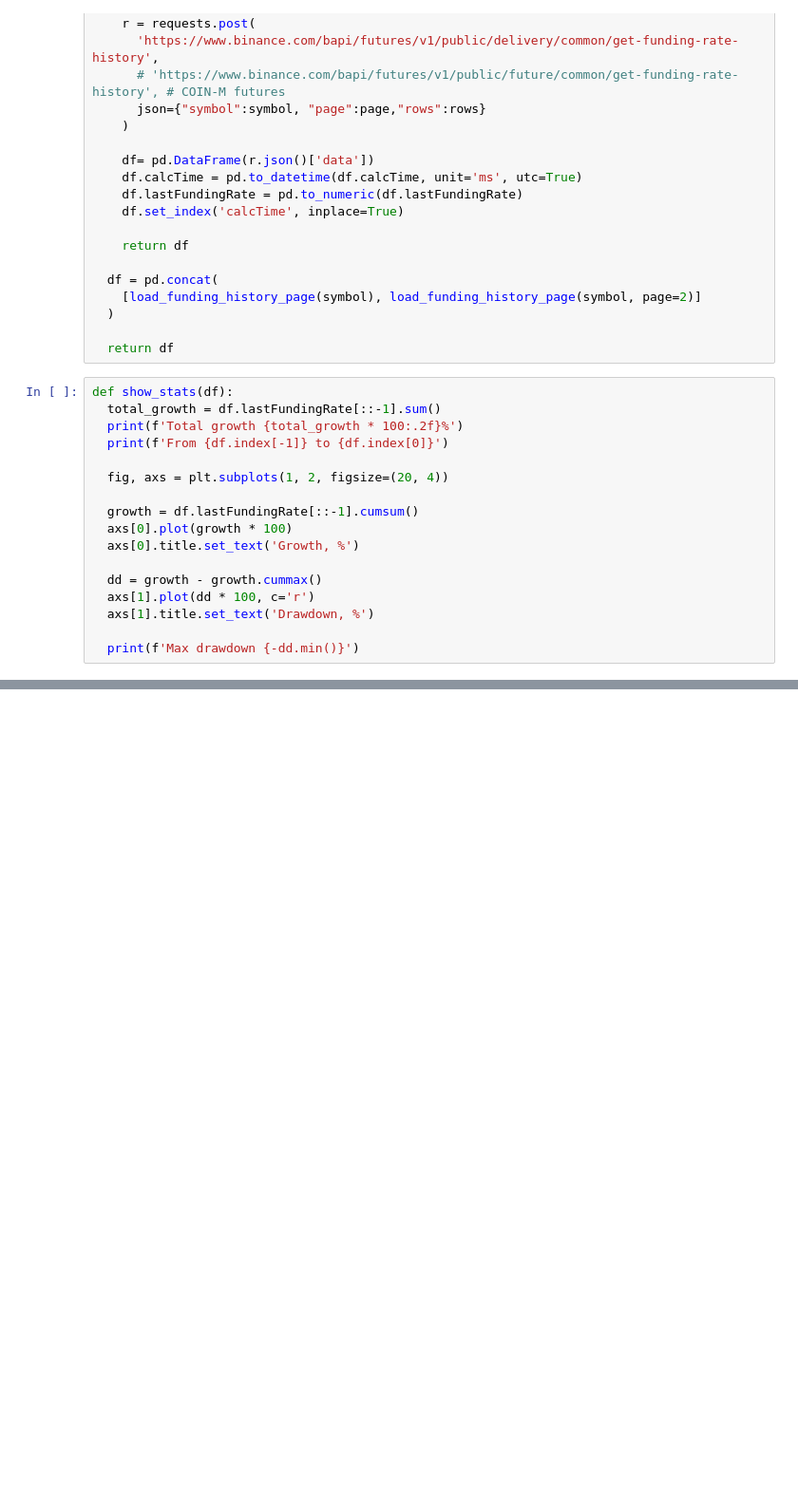
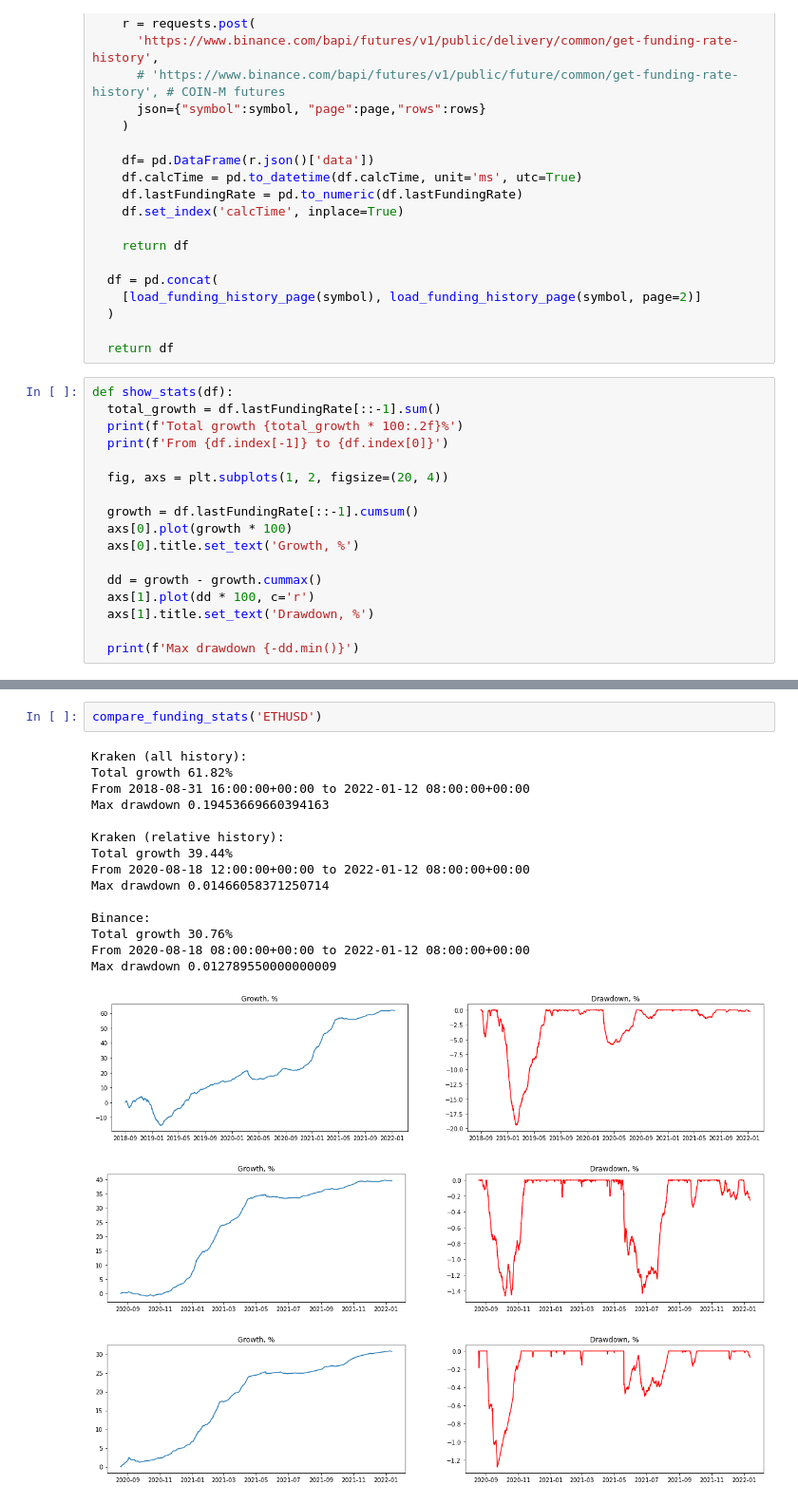
Before and after one commit to alun/mining-analysis, a Jupyter notebook: perpetual_futures.ipynb, the cells around one changed output, grey strips where cells are left out. Shown at 95% size. Drawn from its saved outputs; the diff is of its cells as text; blank space fills up the shorter version.

```diff
--- a/perpetual_futures.ipynb
+++ b/perpetual_futures.ipynb
@@ -72,0 +90,20 @@ Max drawdown 0.010563189999999972
+# %%
+compare_funding_stats('ETHUSD')
+# %% [output]
+Kraken (all history):
+Total growth 61.82%
+From 2018-08-31 16:00:00+00:00 to 2022-01-12 08:00:00+00:00
+Max drawdown 0.19453669660394163
+
+Kraken (relative history):
+Total growth 39.44%
+From 2020-08-18 12:00:00+00:00 to 2022-01-12 08:00:00+00:00
+Max drawdown 0.01466058371250714
+
+Binance:
+Total growth 30.76%
+From 2020-08-18 08:00:00+00:00 to 2022-01-12 08:00:00+00:00
+Max drawdown 0.012789550000000009
+[figure, added]
+[figure, added]
+[figure, added]
```
Also changed, not shown: parts of 4 cells of this notebook.
